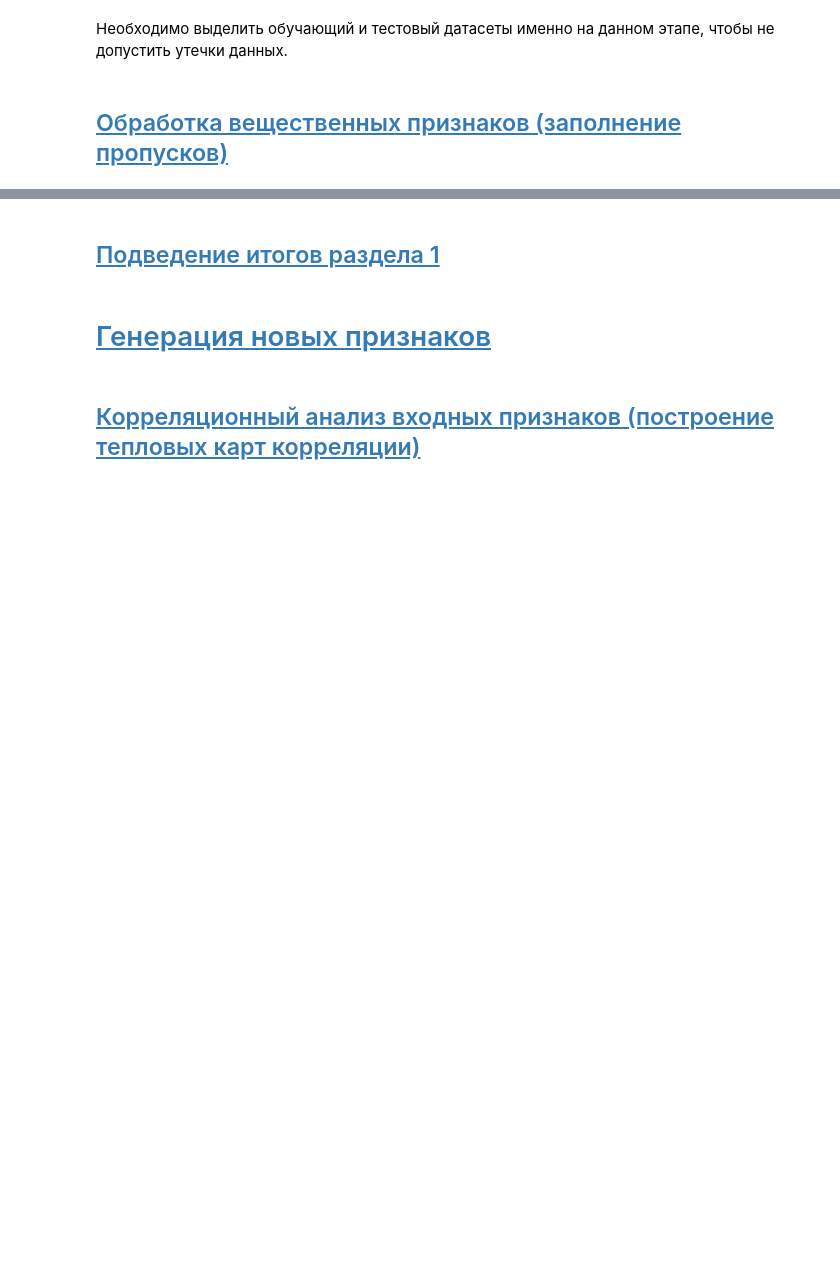
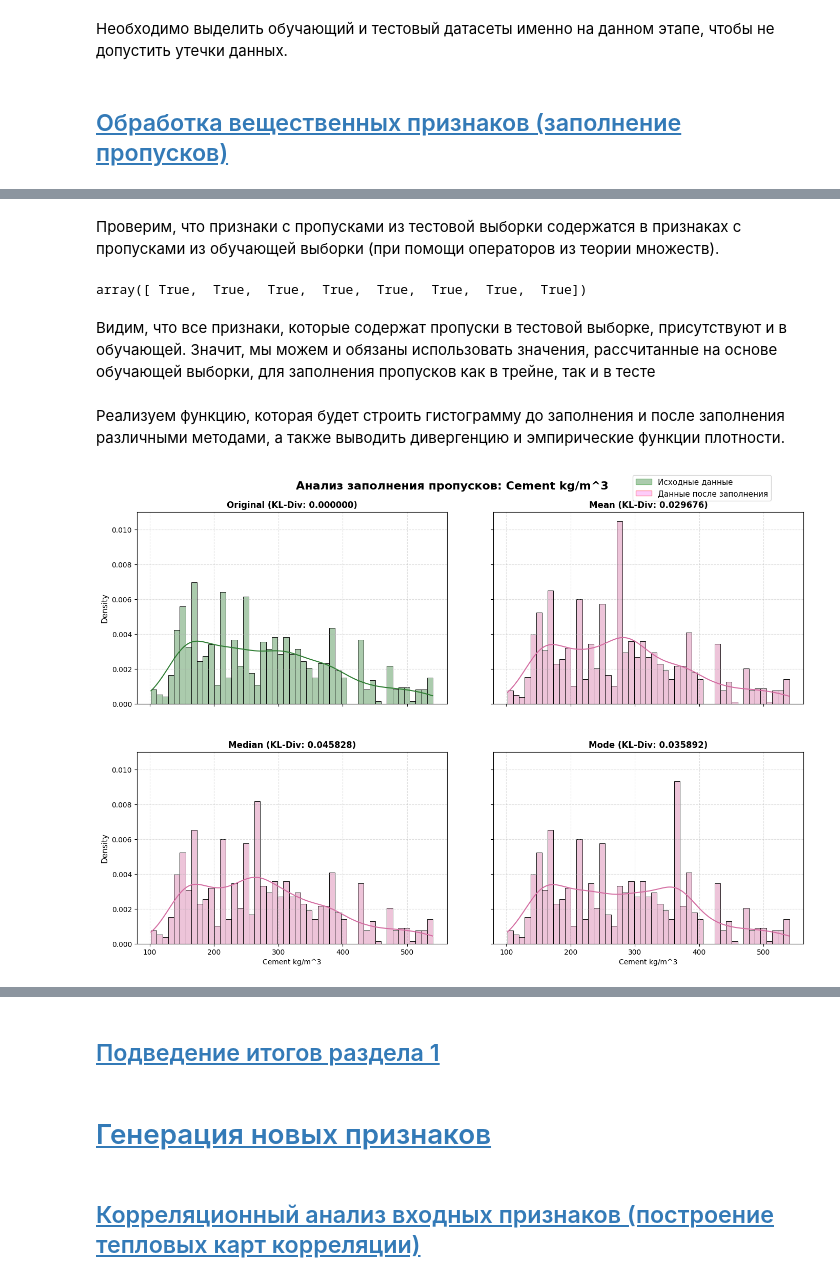
Before and after one commit to alexandrarengolt/HAIL_THE_KING, a Jupyter notebook: castle_walls.ipynb, the cells around one changed output, grey strips where cells are left out. Cells and saved outputs as stored; diff of their text form; code cells hidden in the pictures; blank space fills up the shorter version.

```diff
--- a/castle_walls.ipynb
+++ b/castle_walls.ipynb
@@ -176,0 +218,10 @@ y_train, y_test = train_df[y_columns], test_df[y_columns]
+# %% [markdown]
+Проверим, что признаки с пропусками из тестовой выборки содержатся в признаках с пропусками из обучающей выборки (при помощи операторов из теории множеств).
+# %%
+np.isin(nan_pivot_test.index, nan_pivot_train.index)
+# %% [output]
+array([ True,  True,  True,  True,  True,  True,  True,  True])
+# %% [markdown]
+Видим, что все признаки, которые содержат пропуски в тестовой выборке, присутствуют и в обучающей. Значит, мы можем и обязаны использовать значения, рассчитанные на основе обучающей выборки, для заполнения пропусков как в трейне, так и в тесте
+# %% [markdown]
+Реализуем функцию, которая будет строить гистограмму до заполнения и после заполнения различными методами, а также выводить дивергенцию и эмпирические функции плотности.
@@ -176,0 +279,4 @@ y_train, y_test = train_df[y_columns], test_df[y_columns]
+# %%
+plot_imputation_comparison(df_train=X_train, df_target=X_train, col='Cement kg/m^3')
+# %% [output]
+[figure, added]
```
Also changed, not shown: parts of 23 cells of this notebook.
